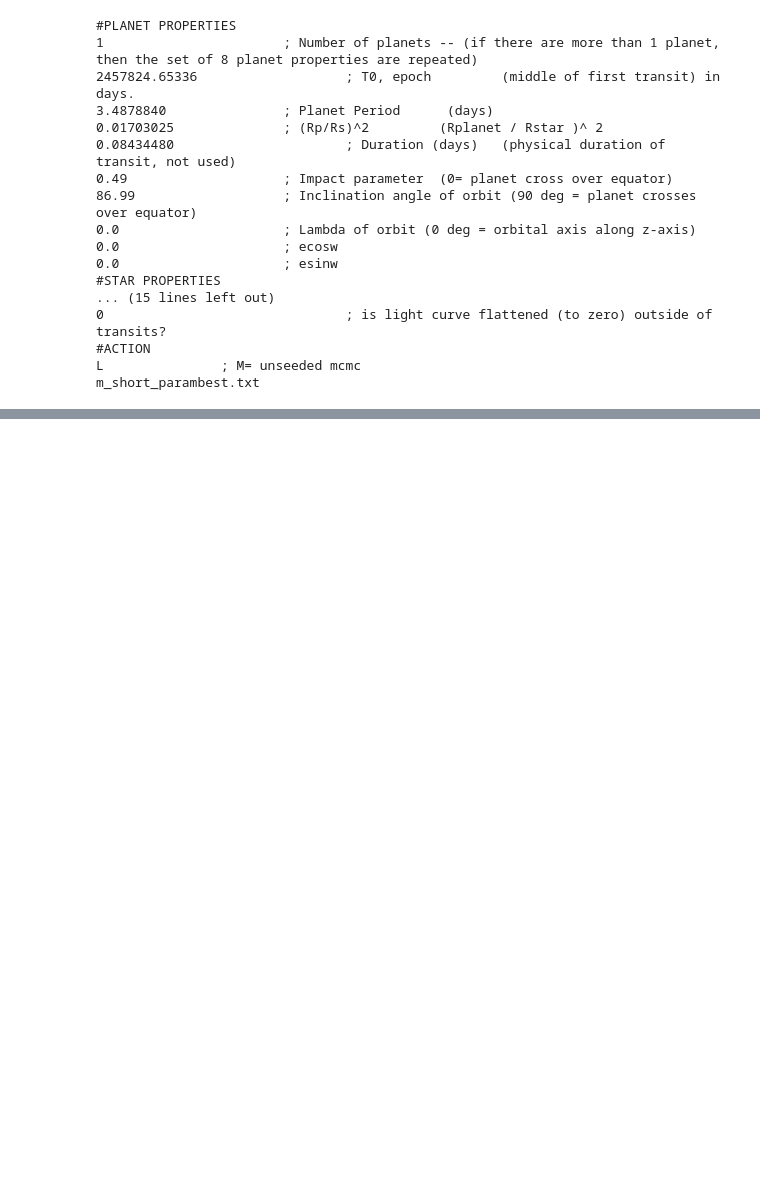
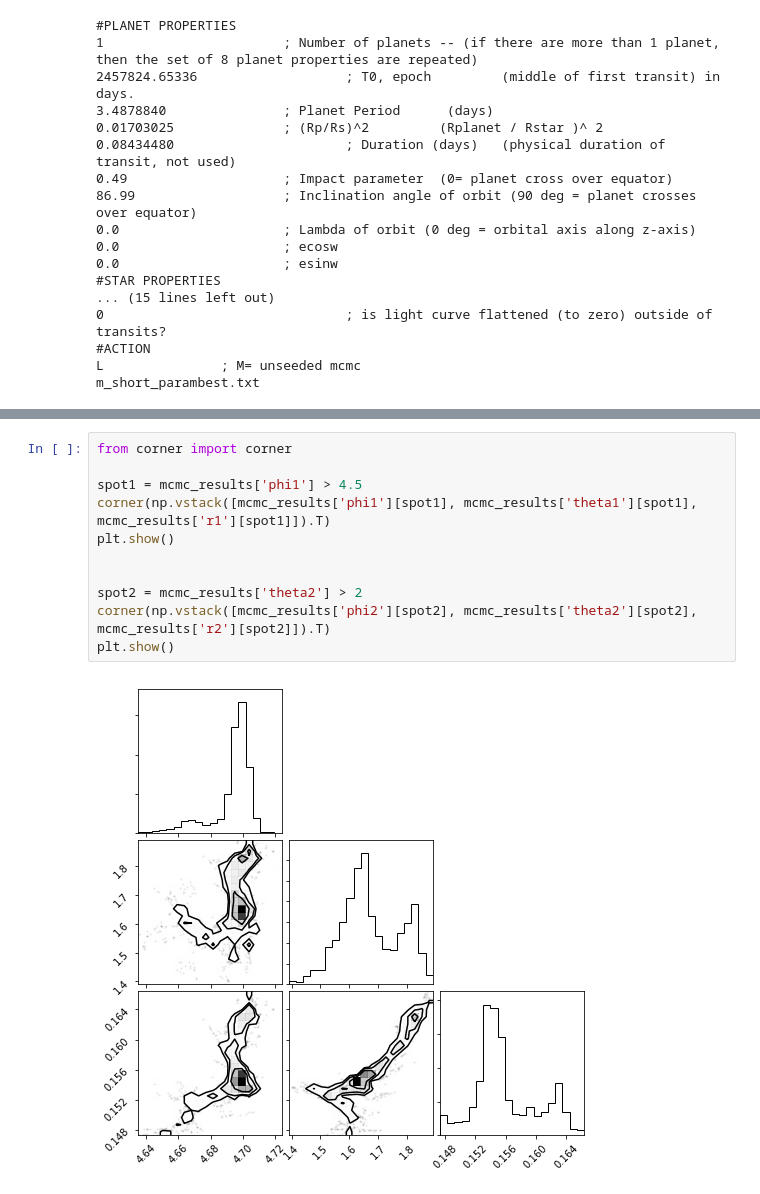
Before and after one commit to bmorris3/EPIC2475, a Jupyter notebook: chop_results.ipynb, the cells around one changed output, grey strips where cells are left out. Drawn from its saved outputs; the diff is of its cells as text; blank space fills up the shorter version.

```diff
--- a/chop_results.ipynb
+++ b/chop_results.ipynb
@@ -94,0 +105,13 @@ m_short_parambest.txt
+# %%
+from corner import corner
+
+spot1 = mcmc_results['phi1'] > 4.5
+corner(np.vstack([mcmc_results['phi1'][spot1], mcmc_results['theta1'][spot1], mcmc_results['r1'][spot1]]).T)
+plt.show()
+
+
+spot2 = mcmc_results['theta2'] > 2
+corner(np.vstack([mcmc_results['phi2'][spot2], mcmc_results['theta2'][spot2], mcmc_results['r2'][spot2]]).T)
+plt.show()
+# %% [output]
+[figure, added]
```
Also changed, not shown: parts of 5 cells of this notebook.
